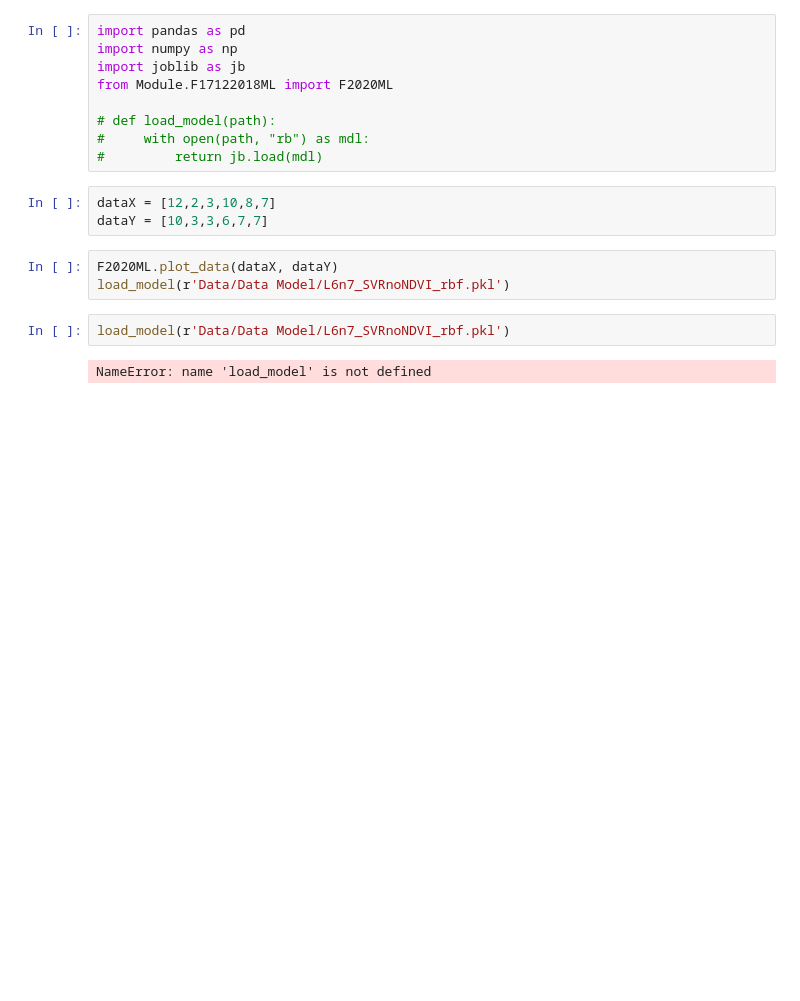
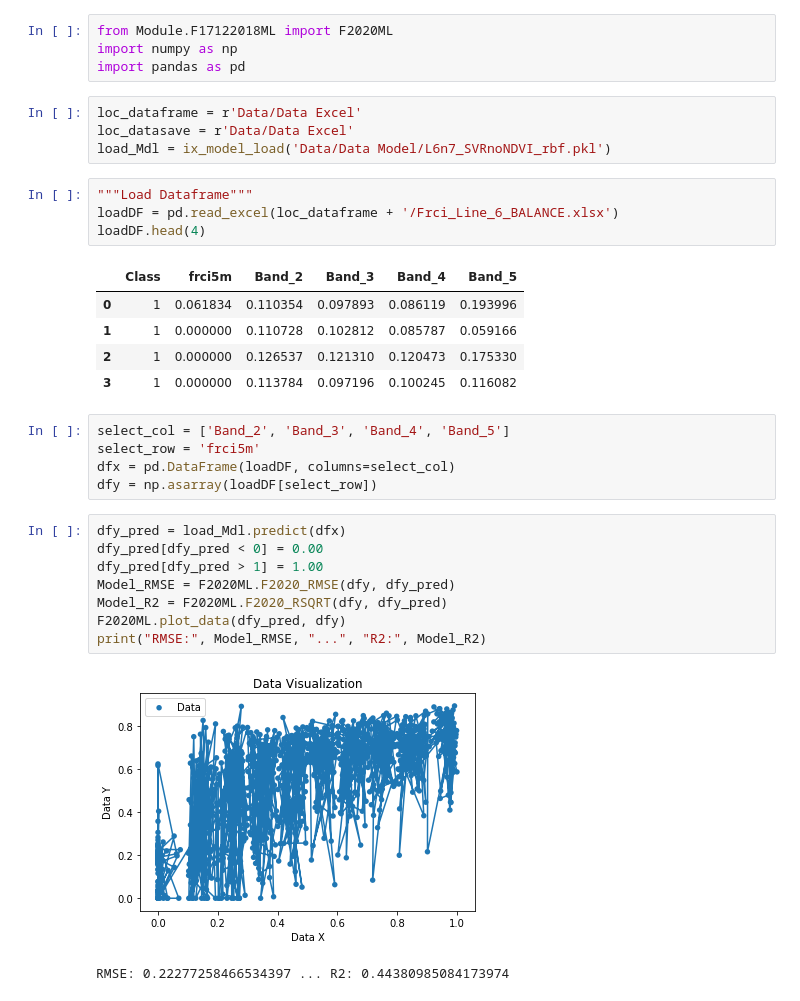
Before and after one commit to firstime09/ix_onepy, a Jupyter notebook: pyixx.ipynb, the cells around one changed output. Cells and saved outputs as stored; diff of their text form; blank space fills up the shorter version.

```diff
--- a/pyixx.ipynb
+++ b/pyixx.ipynb
@@ -1,19 +1,34 @@
-# %%
-import pandas as pd
-import numpy as np
-import joblib as jb
-from Module.F17122018ML import F2020ML
-
-# def load_model(path):
-#     with open(path, "rb") as mdl:
-#         return jb.load(mdl)
-# %%
-dataX = [12,2,3,10,8,7]
-dataY = [10,3,3,6,7,7]
-# %%
-F2020ML.plot_data(dataX, dataY)
-load_model(r'Data/Data Model/L6n7_SVRnoNDVI_rbf.pkl')
+# %%
+from Module.F17122018ML import F2020ML
+import numpy as np
+import pandas as pd
 # %%
-load_model(r'Data/Data Model/L6n7_SVRnoNDVI_rbf.pkl')
+loc_dataframe = r'Data/Data Excel'
+loc_datasave = r'Data/Data Excel'
+load_Mdl = ix_model_load('Data/Data Model/L6n7_SVRnoNDVI_rbf.pkl')
-# %% [output]
-NameError: name 'load_model' is not defined
+# %%
+"""Load Dataframe"""
+loadDF = pd.read_excel(loc_dataframe + '/Frci_Line_6_BALANCE.xlsx')
+loadDF.head(4)
+# %% [output]
+|  | Class | frci5m | Band_2 | Band_3 | Band_4 | Band_5 |
+| 0 | 1 | 0.061834 | 0.110354 | 0.097893 | 0.086119 | 0.193996 |
+| 1 | 1 | 0.000000 | 0.110728 | 0.102812 | 0.085787 | 0.059166 |
+| 2 | 1 | 0.000000 | 0.126537 | 0.121310 | 0.120473 | 0.175330 |
+| 3 | 1 | 0.000000 | 0.113784 | 0.097196 | 0.100245 | 0.116082 |
+# %%
+select_col = ['Band_2', 'Band_3', 'Band_4', 'Band_5']
+select_row = 'frci5m'
+dfx = pd.DataFrame(loadDF, columns=select_col)
+dfy = np.asarray(loadDF[select_row])
+# %%
+dfy_pred = load_Mdl.predict(dfx)
+dfy_pred[dfy_pred < 0] = 0.00
+dfy_pred[dfy_pred > 1] = 1.00
+Model_RMSE = F2020ML.F2020_RMSE(dfy, dfy_pred)
+Model_R2 = F2020ML.F2020_RSQRT(dfy, dfy_pred)
+F2020ML.plot_data(dfy_pred, dfy)
+print("RMSE:", Model_RMSE, "...", "R2:", Model_R2)
+# %% [output]
+[figure, added]
+RMSE: 0.22277258466534397 ... R2: 0.44380985084173974
```
Also changed, not shown: parts of 1 cell of this notebook, 1 other file.
